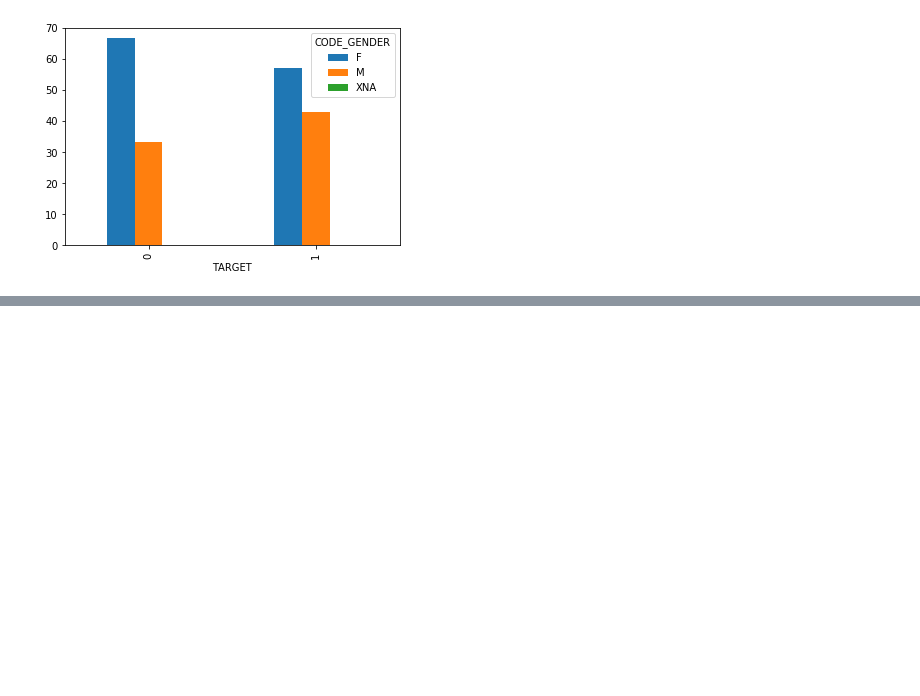
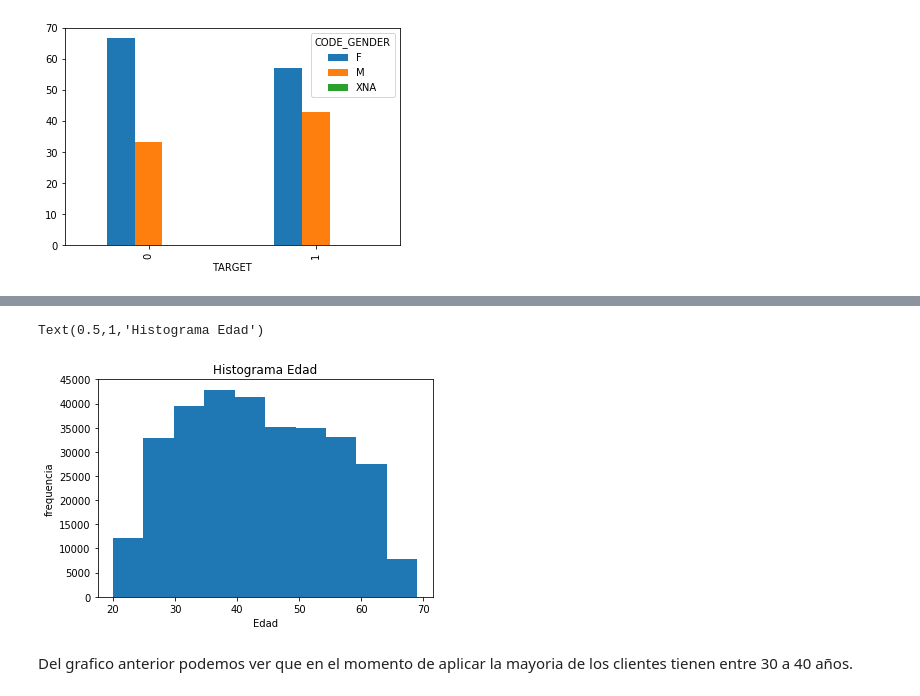
Before and after one commit to GeraldineE/kaggle_home_credit_default_risk, a Jupyter notebook: Kaggle_target_train_test.ipynb, the cells around one changed output, grey strips where cells are left out. Saved outputs shown, nothing was run; the diff lists cells and outputs as text; code cells hidden in the pictures; blank space fills up the shorter version.

```diff
--- a/Kaggle_target_train_test.ipynb
+++ b/Kaggle_target_train_test.ipynb
@@ -345,0 +419,5 @@ dtype: int64
+# %%
+#convirtiendo edad de cliente en años
+age_client = (data_train["DAYS_BIRTH"]/365.2425)
+age_client = age_conv.abs().apply(np.floor)
+age_client.head(10)
@@ -345,0 +448,10 @@ dtype: int64
+# %%
+age_client.plot('hist')
+plt.ylabel('frequencia')
+plt.xlabel('Edad')
+plt.title('Histograma Edad')
+# %% [output]
+Text(0.5,1,'Histograma Edad')
+[figure, added]
+# %% [markdown]
+Del grafico anterior podemos ver que en el momento de aplicar la mayoria de los clientes tienen entre 30 a 40 años.
```
Also changed, not shown: parts of 26 cells of this notebook.
